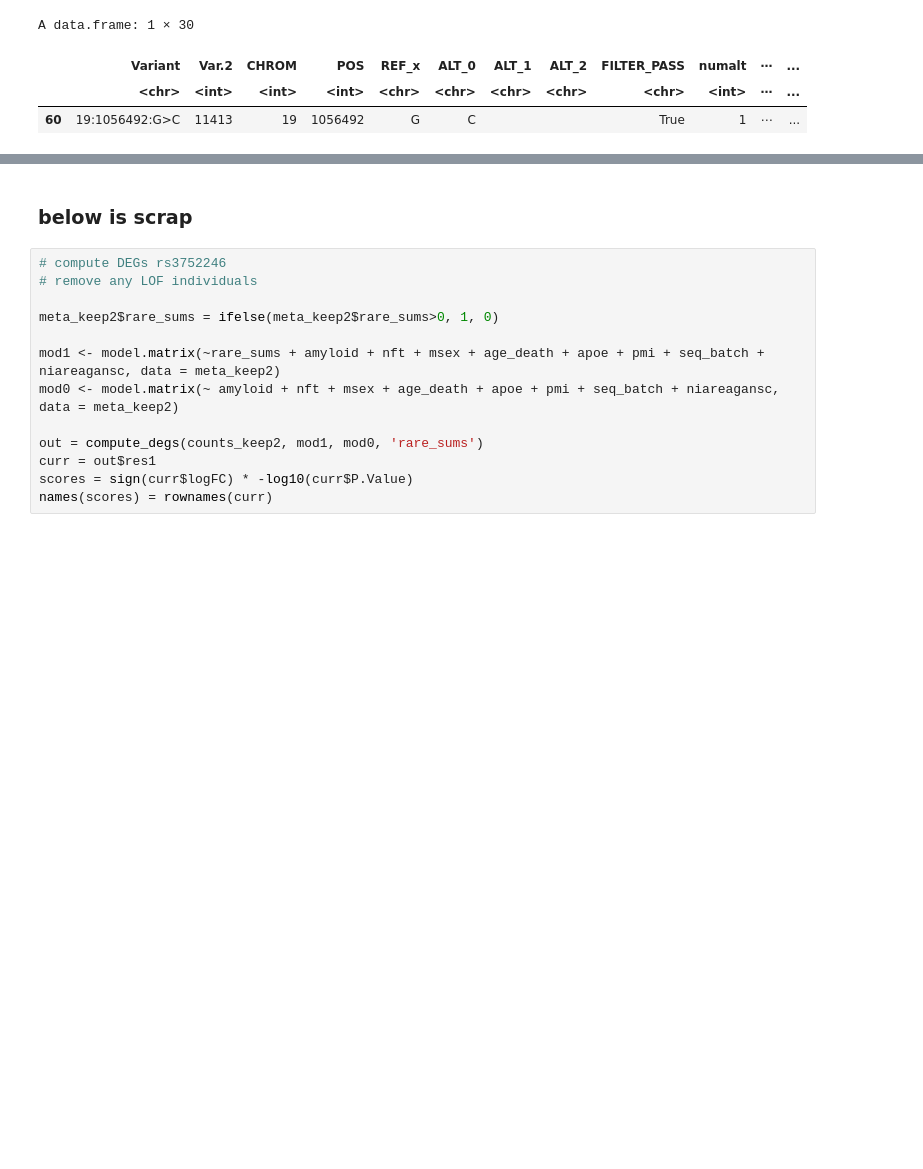
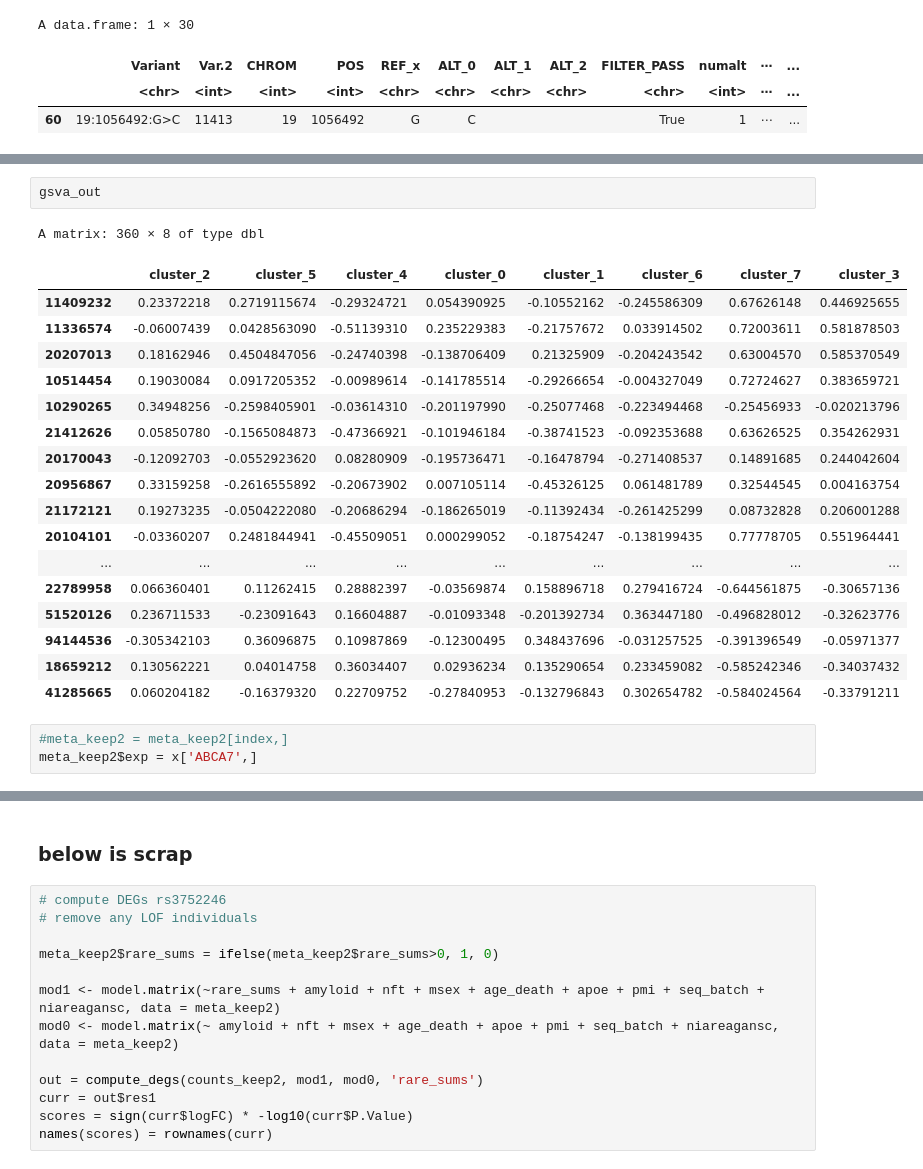
Before and after one commit to djunamay/ABCA7lof2, a Jupyter notebook: notebooks/common_variant_analysis.ipynb, the cells around one changed output, grey strips where cells are left out. Saved outputs shown, nothing was run; the diff lists cells and outputs as text; blank space fills up the shorter version.

```diff
--- a/notebooks/common_variant_analysis.ipynb
+++ b/notebooks/common_variant_analysis.ipynb
@@ -186,0 +439,24 @@ A data.frame: 1 × 30
+# %%
+gsva_out
+# %% [output]
+A matrix: 360 × 8 of type dbl
+|  | cluster_2 | cluster_5 | cluster_4 | cluster_0 | cluster_1 | cluster_6 | cluster_7 | cluster_3 |
+| 11409232 | 0.23372218 | 0.2719115674 | -0.29324721 | 0.054390925 | -0.10552162 | -0.245586309 | 0.67626148 | 0.446925655 |
+| 11336574 | -0.06007439 | 0.0428563090 | -0.51139310 | 0.235229383 | -0.21757672 | 0.033914502 | 0.72003611 | 0.581878503 |
+| 20207013 | 0.18162946 | 0.4504847056 | -0.24740398 | -0.138706409 | 0.21325909 | -0.204243542 | 0.63004570 | 0.585370549 |
+| 10514454 | 0.19030084 | 0.0917205352 | -0.00989614 | -0.141785514 | -0.29266654 | -0.004327049 | 0.72724627 | 0.383659721 |
+| 10290265 | 0.34948256 | -0.2598405901 | -0.03614310 | -0.201197990 | -0.25077468 | -0.223494468 | -0.25456933 | -0.020213796 |
+| 21412626 | 0.05850780 | -0.1565084873 | -0.47366921 | -0.101946184 | -0.38741523 | -0.092353688 | 0.63626525 | 0.354262931 |
+| 20170043 | -0.12092703 | -0.0552923620 | 0.08280909 | -0.195736471 | -0.16478794 | -0.271408537 | 0.14891685 | 0.244042604 |
+| 20956867 | 0.33159258 | -0.2616555892 | -0.20673902 | 0.007105114 | -0.45326125 | 0.061481789 | 0.32544545 | 0.004163754 |
+| 21172121 | 0.19273235 | -0.0504222080 | -0.20686294 | -0.186265019 | -0.11392434 | -0.261425299 | 0.08732828 | 0.206001288 |
+| 20104101 | -0.03360207 | 0.2481844941 | -0.45509051 | 0.000299052 | -0.18754247 | -0.138199435 | 0.77778705 | 0.551964441 |
+| ... | ... | ... | ... | ... | ... | ... | ... | ... |
+| 22789958 | 0.066360401 | 0.11262415 | 0.28882397 | -0.03569874 | 0.158896718 | 0.279416724 | -0.644561875 | -0.30657136 |
+| 51520126 | 0.236711533 | -0.23091643 | 0.16604887 | -0.01093348 | -0.201392734 | 0.363447180 | -0.496828012 | -0.32623776 |
+| 94144536 | -0.305342103 | 0.36096875 | 0.10987869 | -0.12300495 | 0.348437696 | -0.031257525 | -0.391396549 | -0.05971377 |
+| 18659212 | 0.130562221 | 0.04014758 | 0.36034407 | 0.02936234 | 0.135290654 | 0.233459082 | -0.585242346 | -0.34037432 |
+| 41285665 | 0.060204182 | -0.16379320 | 0.22709752 | -0.27840953 | -0.132796843 | 0.302654782 | -0.584024564 | -0.33791211 |
+# %%
+#meta_keep2 = meta_keep2[index,]
+meta_keep2$exp = x['ABCA7',]
```
Also changed, not shown: parts of 46 cells of this notebook.
